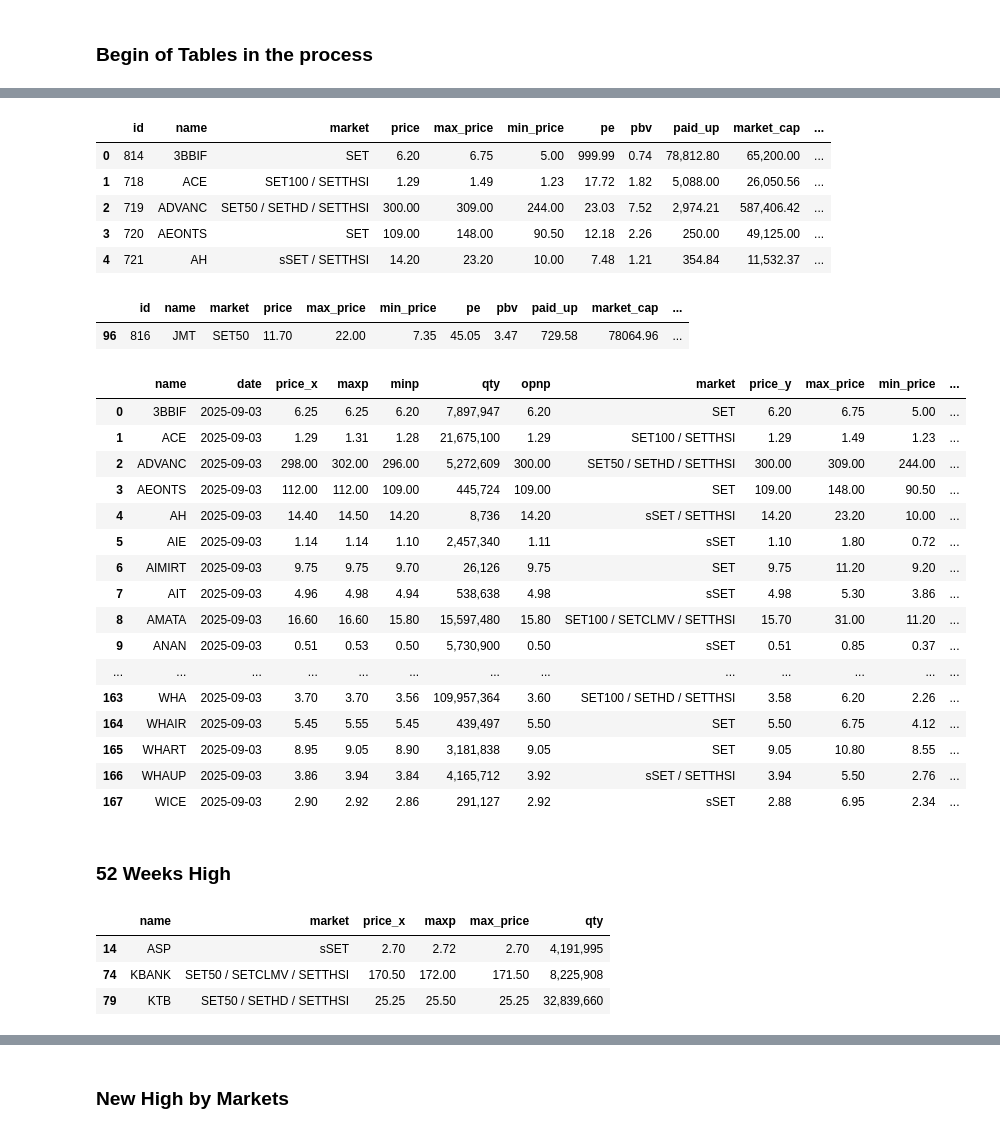
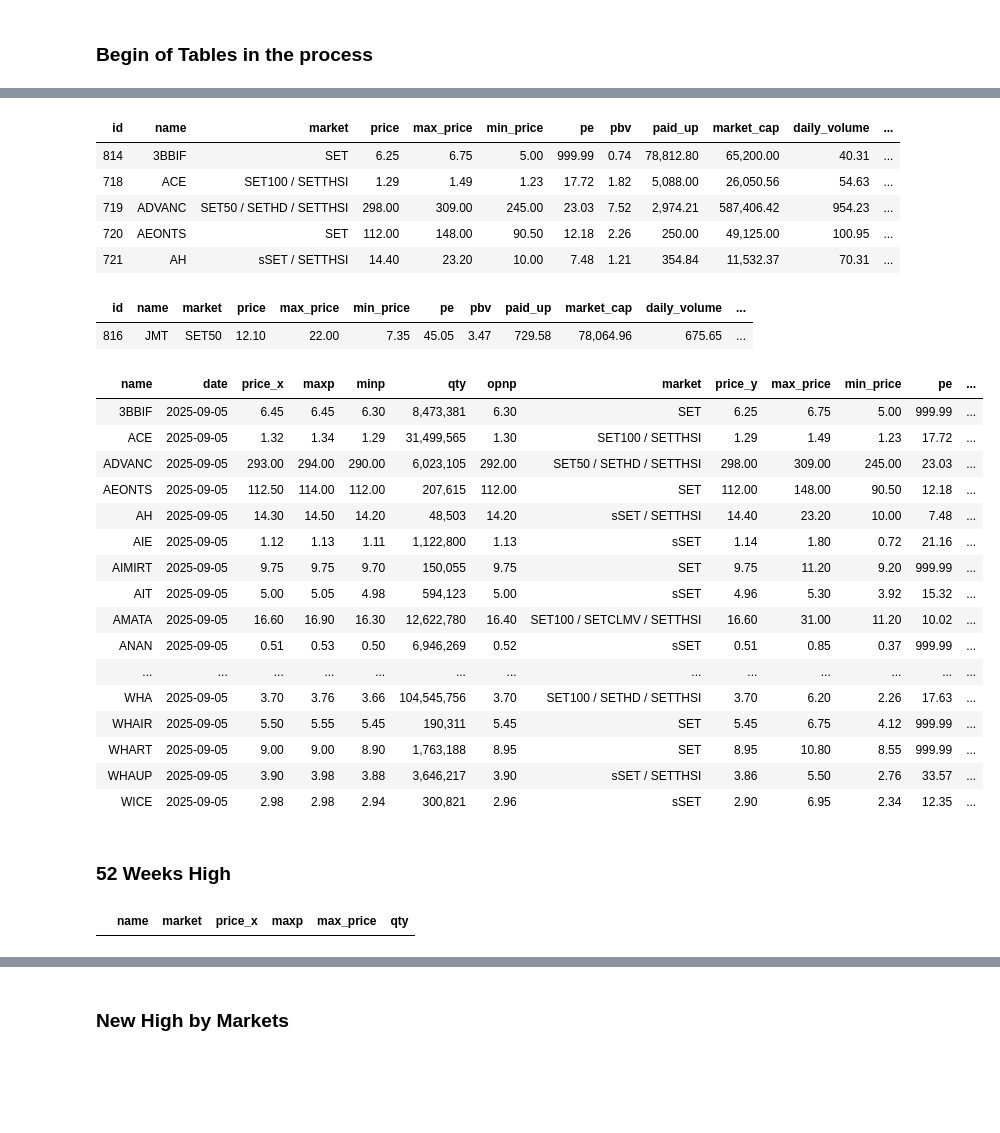
Before and after one commit to santimcs/A5, a Jupyter notebook: Daily/215 - Break 52 Weeks HiLo.ipynb, the cells around one changed output, grey strips where cells are left out. Cells and saved outputs as stored; diff of their text form; code cells hidden in the pictures; blank space fills up the shorter version.

```diff
--- a/Daily/215 - Break 52 Weeks HiLo.ipynb
+++ b/Daily/215 - Break 52 Weeks HiLo.ipynb
@@ -99,7 +99,7 @@ format_dict = {
 
     'price':'{:.2f}','max_price':'{:.2f}','min_price':'{:.2f}',
     'pe':'{:.2f}','pbv':'{:.2f}',
-    'paid_up':'{:,.2f}','market_cap':'{:,.2f}',
+    'paid_up':'{:,.2f}','market_cap':'{:,.2f}','daily_volume':'{:,.2f}',
     'value(m)':'{:,.2f}','beta':'{:,.2f}',
     'created_at':'{:%Y-%m-%d}','updated_at':'{:%Y-%m-%d}',
     'start_date':'{:%Y-%m-%d}','end_date':'{:%Y-%m-%d}',
@@ -139,42 +139,42 @@ ORDER BY name
 stocks = pd.read_sql(sql, conpg)
 stocks['created_at'] = pd.to_datetime(stocks['created_at'])
 stocks['updated_at'] = pd.to_datetime(stocks['updated_at'])
-stocks.head().style.format(format_dict)
+stocks.head().style.format(format_dict).hide(axis="index")
 # %% [output]
-|  | id | name | market | price | max_price | min_price | pe | pbv | paid_up | market_cap | ... |
-| 0 | 814 | 3BBIF | SET | 6.20 | 6.75 | 5.00 | 999.99 | 0.74 | 78,812.80 | 65,200.00 | ... |
-| 1 | 718 | ACE | SET100 / SETTHSI | 1.29 | 1.49 | 1.23 | 17.72 | 1.82 | 5,088.00 | 26,050.56 | ... |
-| 2 | 719 | ADVANC | SET50 / SETHD / SETTHSI | 300.00 | 309.00 | 244.00 | 23.03 | 7.52 | 2,974.21 | 587,406.42 | ... |
-| 3 | 720 | AEONTS | SET | 109.00 | 148.00 | 90.50 | 12.18 | 2.26 | 250.00 | 49,125.00 | ... |
-| 4 | 721 | AH | sSET / SETTHSI | 14.20 | 23.20 | 10.00 | 7.48 | 1.21 | 354.84 | 11,532.37 | ... |
+| id | name | market | price | max_price | min_price | pe | pbv | paid_up | market_cap | daily_volume | ... |
+| 814 | 3BBIF | SET | 6.25 | 6.75 | 5.00 | 999.99 | 0.74 | 78,812.80 | 65,200.00 | 40.31 | ... |
+| 718 | ACE | SET100 / SETTHSI | 1.29 | 1.49 | 1.23 | 17.72 | 1.82 | 5,088.00 | 26,050.56 | 54.63 | ... |
+| 719 | ADVANC | SET50 / SETHD / SETTHSI | 298.00 | 309.00 | 245.00 | 23.03 | 7.52 | 2,974.21 | 587,406.42 | 954.23 | ... |
+| 720 | AEONTS | SET | 112.00 | 148.00 | 90.50 | 12.18 | 2.26 | 250.00 | 49,125.00 | 100.95 | ... |
+| 721 | AH | sSET / SETTHSI | 14.40 | 23.20 | 10.00 | 7.48 | 1.21 | 354.84 | 11,532.37 | 70.31 | ... |
 # %%
-stocks.query('name == "JMT"')
+stocks.query('name == "JMT"').style.format(format_dict).hide(axis="index")
 # %% [output]
-|  | id | name | market | price | max_price | min_price | pe | pbv | paid_up | market_cap | ... |
-| 96 | 816 | JMT | SET50 | 11.70 | 22.00 | 7.35 | 45.05 | 3.47 | 729.58 | 78064.96 | ... |
+| id | name | market | price | max_price | min_price | pe | pbv | paid_up | market_cap | daily_volume | ... |
+| 816 | JMT | SET50 | 12.10 | 22.00 | 7.35 | 45.05 | 3.47 | 729.58 | 78,064.96 | 675.65 | ... |
 # %%
 df_merge = pd.merge(prices, stocks, on="name", how="inner")
 df_merge.drop(columns=['id','ticker_id','created_at','updated_at','paid_up','market_cap'],inplace=True)
 #df_merge.sample(5).style.format(format_dict)
-df_merge.style.format(format_dict)
+df_merge.style.format(format_dict).hide(axis="index")
 # %% [output]
-|  | name | date | price_x | maxp | minp | qty | opnp | market | price_y | max_price | min_price | ... |
-| 0 | 3BBIF | 2025-09-03 | 6.25 | 6.25 | 6.20 | 7,897,947 | 6.20 | SET | 6.20 | 6.75 | 5.00 | ... |
-| 1 | ACE | 2025-09-03 | 1.29 | 1.31 | 1.28 | 21,675,100 | 1.29 | SET100 / SETTHSI | 1.29 | 1.49 | 1.23 | ... |
-| 2 | ADVANC | 2025-09-03 | 298.00 | 302.00 | 296.00 | 5,272,609 | 300.00 | SET50 / SETHD / SETTHSI | 300.00 | 309.00 | 244.00 | ... |
-| 3 | AEONTS | 2025-09-03 | 112.00 | 112.00 | 109.00 | 445,724 | 109.00 | SET | 109.00 | 148.00 | 90.50 | ... |
-| 4 | AH | 2025-09-03 | 14.40 | 14.50 | 14.20 | 8,736 | 14.20 | sSET / SETTHSI | 14.20 | 23.20 | 10.00 | ... |
-| 5 | AIE | 2025-09-03 | 1.14 | 1.14 | 1.10 | 2,457,340 | 1.11 | sSET | 1.10 | 1.80 | 0.72 | ... |
-| 6 | AIMIRT | 2025-09-03 | 9.75 | 9.75 | 9.70 | 26,126 | 9.75 | SET | 9.75 | 11.20 | 9.20 | ... |
-| 7 | AIT | 2025-09-03 | 4.96 | 4.98 | 4.94 | 538,638 | 4.98 | sSET | 4.98 | 5.30 | 3.86 | ... |
-| 8 | AMATA | 2025-09-03 | 16.60 | 16.60 | 15.80 | 15,597,480 | 15.80 | SET100 / SETCLMV / SETTHSI | 15.70 | 31.00 | 11.20 | ... |
-| 9 | ANAN | 2025-09-03 | 0.51 | 0.53 | 0.50 | 5,730,900 | 0.50 | sSET | 0.51 | 0.85 | 0.37 | ... |
+| name | date | price_x | maxp | minp | qty | opnp | market | price_y | max_price | min_price | pe | ... |
+| 3BBIF | 2025-09-05 | 6.45 | 6.45 | 6.30 | 8,473,381 | 6.30 | SET | 6.25 | 6.75 | 5.00 | 999.99 | ... |
+| ACE | 2025-09-05 | 1.32 | 1.34 | 1.29 | 31,499,565 | 1.30 | SET100 / SETTHSI | 1.29 | 1.49 | 1.23 | 17.72 | ... |
+| ADVANC | 2025-09-05 | 293.00 | 294.00 | 290.00 | 6,023,105 | 292.00 | SET50 / SETHD / SETTHSI | 298.00 | 309.00 | 245.00 | 23.03 | ... |
+| AEONTS | 2025-09-05 | 112.50 | 114.00 | 112.00 | 207,615 | 112.00 | SET | 112.00 | 148.00 | 90.50 | 12.18 | ... |
+| AH | 2025-09-05 | 14.30 | 14.50 | 14.20 | 48,503 | 14.20 | sSET / SETTHSI | 14.40 | 23.20 | 10.00 | 7.48 | ... |
+| AIE | 2025-09-05 | 1.12 | 1.13 | 1.11 | 1,122,800 | 1.13 | sSET | 1.14 | 1.80 | 0.72 | 21.16 | ... |
+| AIMIRT | 2025-09-05 | 9.75 | 9.75 | 9.70 | 150,055 | 9.75 | SET | 9.75 | 11.20 | 9.20 | 999.99 | ... |
+| AIT | 2025-09-05 | 5.00 | 5.05 | 4.98 | 594,123 | 5.00 | sSET | 4.96 | 5.30 | 3.92 | 15.32 | ... |
+| AMATA | 2025-09-05 | 16.60 | 16.90 | 16.30 | 12,622,780 | 16.40 | SET100 / SETCLMV / SETTHSI | 16.60 | 31.00 | 11.20 | 10.02 | ... |
+| ANAN | 2025-09-05 | 0.51 | 0.53 | 0.50 | 6,946,269 | 0.52 | sSET | 0.51 | 0.85 | 0.37 | 999.99 | ... |
 | ... | ... | ... | ... | ... | ... | ... | ... | ... | ... | ... | ... | ... |
-| 163 | WHA | 2025-09-03 | 3.70 | 3.70 | 3.56 | 109,957,364 | 3.60 | SET100 / SETHD / SETTHSI | 3.58 | 6.20 | 2.26 | ... |
-| 164 | WHAIR | 2025-09-03 | 5.45 | 5.55 | 5.45 | 439,497 | 5.50 | SET | 5.50 | 6.75 | 4.12 | ... |
-| 165 | WHART | 2025-09-03 | 8.95 | 9.05 | 8.90 | 3,181,838 | 9.05 | SET | 9.05 | 10.80 | 8.55 | ... |
-| 166 | WHAUP | 2025-09-03 | 3.86 | 3.94 | 3.84 | 4,165,712 | 3.92 | sSET / SETTHSI | 3.94 | 5.50 | 2.76 | ... |
-| 167 | WICE | 2025-09-03 | 2.90 | 2.92 | 2.86 | 291,127 | 2.92 | sSET | 2.88 | 6.95 | 2.34 | ... |
+| WHA | 2025-09-05 | 3.70 | 3.76 | 3.66 | 104,545,756 | 3.70 | SET100 / SETHD / SETTHSI | 3.70 | 6.20 | 2.26 | 17.63 | ... |
+| WHAIR | 2025-09-05 | 5.50 | 5.55 | 5.45 | 190,311 | 5.45 | SET | 5.45 | 6.75 | 4.12 | 999.99 | ... |
+| WHART | 2025-09-05 | 9.00 | 9.00 | 8.90 | 1,763,188 | 8.95 | SET | 8.95 | 10.80 | 8.55 | 999.99 | ... |
+| WHAUP | 2025-09-05 | 3.90 | 3.98 | 3.88 | 3,646,217 | 3.90 | sSET / SETTHSI | 3.86 | 5.50 | 2.76 | 33.57 | ... |
+| WICE | 2025-09-05 | 2.98 | 2.98 | 2.94 | 300,821 | 2.96 | sSET | 2.90 | 6.95 | 2.34 | 12.35 | ... |
 # %% [markdown]
 ### 52 Weeks High
 # %%
@@ -183,9 +183,6 @@ Final_High = df_merge[Yearly_High]
 Final_High[cols].sort_values(by=["name"], ascending=[True]).style.format(format_dict)
 # %% [output]
 |  | name | market | price_x | maxp | max_price | qty |
-| 14 | ASP | sSET | 2.70 | 2.72 | 2.70 | 4,191,995 |
-| 74 | KBANK | SET50 / SETCLMV / SETTHSI | 170.50 | 172.00 | 171.50 | 8,225,908 |
-| 79 | KTB | SET50 / SETHD / SETTHSI | 25.25 | 25.50 | 25.25 | 32,839,660 |
 # %%
 'New high today: ' + str(df_merge[Yearly_High].shape[0]) + ' stocks'
 # %% [output]
```
Also changed, not shown: parts of 33 cells of this notebook, 31 other files.
